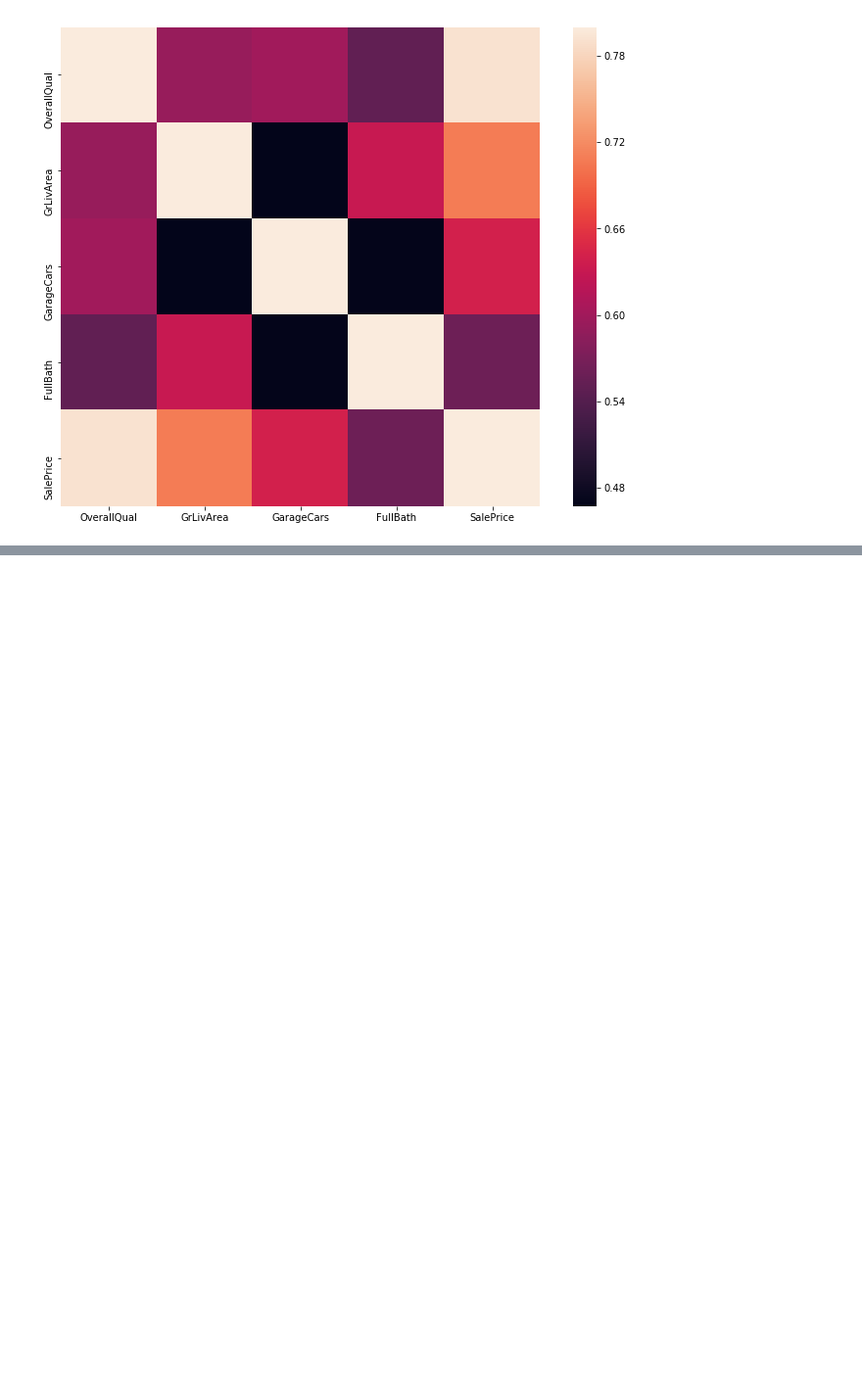
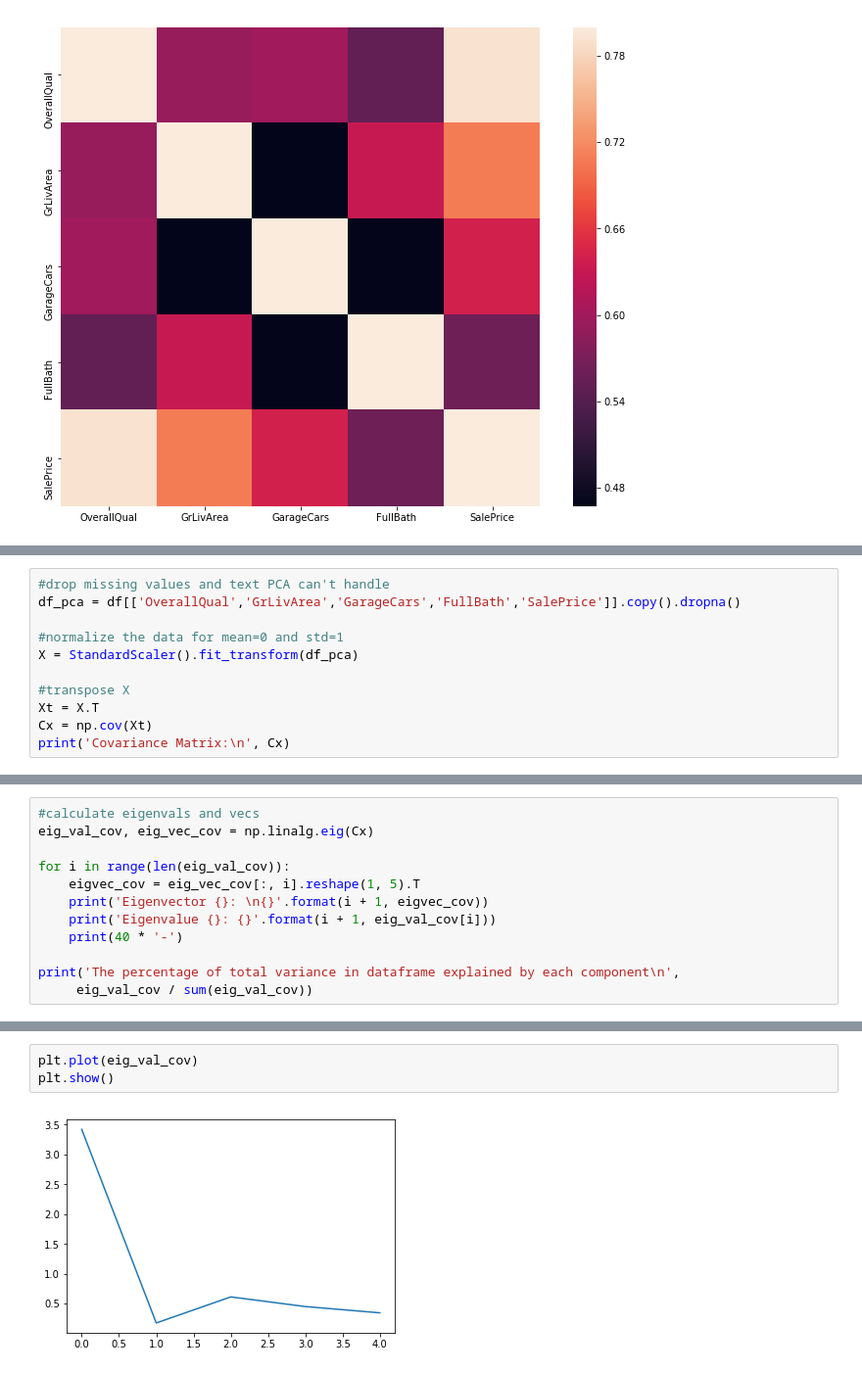
Before and after one commit to brianmcguckin/thinkful_unit_02_supervised_learning, a Jupyter notebook: 02_01_08_preparing_dataset_for_modeling.ipynb, the cells around one changed output, grey strips where cells are left out. Shown at 98% size. Drawn from its saved outputs; the diff is of its cells as text; blank space fills up the shorter version.

```diff
--- a/02_01_08_preparing_dataset_for_modeling.ipynb
+++ b/02_01_08_preparing_dataset_for_modeling.ipynb
@@ -74,0 +113,11 @@ SalePrice       0.790982   0.708624    0.640409  0.560664   1.000000
+# %%
+#drop missing values and text PCA can't handle
+df_pca = df[['OverallQual','GrLivArea','GarageCars','FullBath','SalePrice']].copy().dropna()
+
+#normalize the data for mean=0 and std=1
+X = StandardScaler().fit_transform(df_pca)
+
+#transpose X
+Xt = X.T
+Cx = np.cov(Xt)
+print('Covariance Matrix:\n', Cx)
@@ -74,0 +131,12 @@ SalePrice       0.790982   0.708624    0.640409  0.560664   1.000000
+# %%
+#calculate eigenvals and vecs
+eig_val_cov, eig_vec_cov = np.linalg.eig(Cx)
+
+for i in range(len(eig_val_cov)):
+    eigvec_cov = eig_vec_cov[:, i].reshape(1, 5).T
+    print('Eigenvector {}: \n{}'.format(i + 1, eigvec_cov))
+    print('Eigenvalue {}: {}'.format(i + 1, eig_val_cov[i]))
+    print(40 * '-')
+
+print('The percentage of total variance in dataframe explained by each component\n',
+     eig_val_cov / sum(eig_val_cov))
@@ -74,0 +161,5 @@ SalePrice       0.790982   0.708624    0.640409  0.560664   1.000000
+# %%
+plt.plot(eig_val_cov)
+plt.show()
+# %% [output]
+[figure, added]
```
Also changed, not shown: parts of 11 cells of this notebook, 1 other file.
